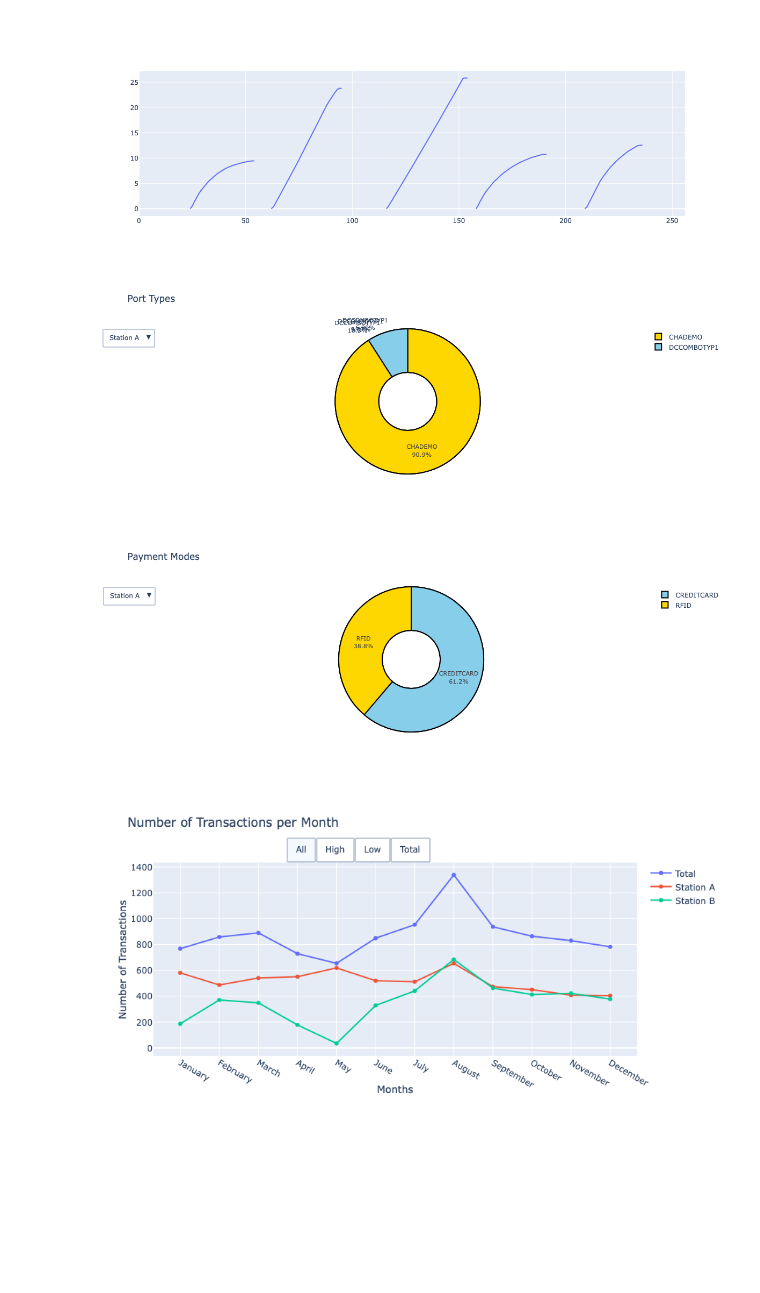
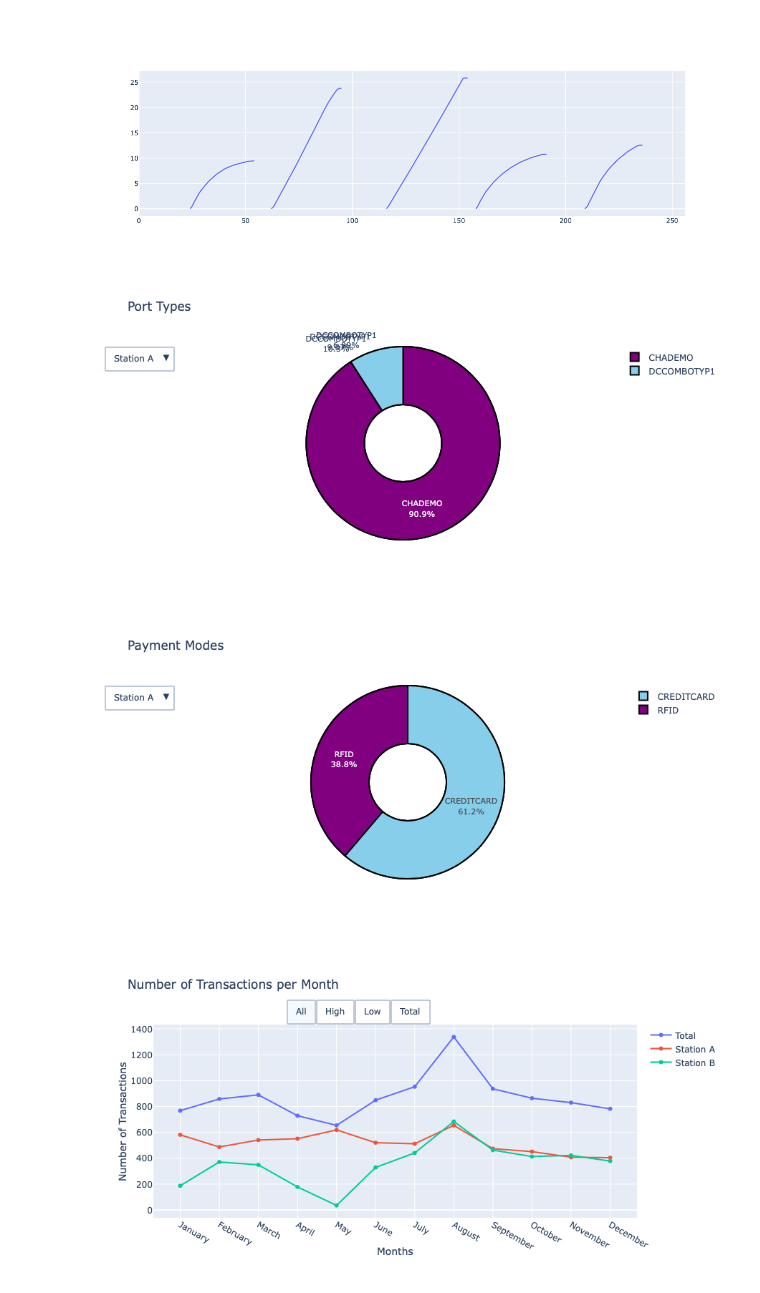
Before and after one commit to cjfelixx/HECO-Charging-Analysis, a Jupyter notebook: energy-heco/HECO_Dataanalysis.ipynb, the cells around one changed output. Cells and saved outputs as stored; diff of their text form; code cells hidden in the pictures; blank space fills up the shorter version.

```diff
--- a/energy-heco/HECO_Dataanalysis.ipynb
+++ b/energy-heco/HECO_Dataanalysis.ipynb
@@ -62,34 +62,36 @@ paysizesA = [list(Counter(DataApaymentmode).values())[0],list(Counter(DataApayme
 portsizesA = [list(Counter(DataApporttype).values())[0],list(Counter(DataApporttype).values())[1]]
 paysizesB = [list(Counter(DataBpaymentmode).values())[0],list(Counter(DataBpaymentmode).values())[1]]
 portsizesB = [list(Counter(DataBpporttype).values())[0],list(Counter(DataBpporttype).values())[1]]
+colors=['purple','skyblue']
 # %%
 ##port type pie chart
+
 fig = go.Figure()
 fig.add_trace(go.Pie(labels=portlabels,values=portsizesA,name="Port Type"))
 fig.add_trace(go.Pie(labels=portlabels,values=portsizesB,name="Port Type"))
 fig.add_trace(go.Pie(labels=portlabels,values=port,name="Port Type"))
 
 fig.update_layout(updatemenus=[
         go.layout.Updatemenu(
             active=0,
             buttons=list([
                 dict(label="Station A",
                      method="restyle",
                      args=[{"visible": [True, False, False]},
                            {"title": "Station A"}]),
                 dict(label="Station B",
                      method="restyle",
                      args=[{"visible": [False, True, False]},
                            {"title": "Station B"}]),
                 dict(label="Both",
                      method="restyle",
                      args=[{"visible": [False, False, True]},
                            {"title": "Both"}])]),)])
 fig.update_layout(title_text="Port Types")
-fig.update_traces(hole=.4,hoverinfo='value', textinfo='label+percent', textfont_size=11, marker=dict(colors=['gold','skyblue'], line=dict(color='#000000', width=2)))
+fig.update_traces(hole=.4,hoverinfo='value', textinfo='label+percent', textfont_size=11, marker=dict(colors=colors, line=dict(color='#000000', width=2)))
 fig.show()
 # %% [output]
-[figure, old version]
+[figure, new version]
 # %%
 ##Payment type pie chart
 fig = go.Figure()
@@ -114,10 +116,10 @@ fig.update_layout(updatemenus=[
                      args=[{"visible": [False, False, True]},
                            {"title": "Both"}])]),)])
 fig.update_layout(title_text="Payment Modes")
-fig.update_traces(hole=.4,hoverinfo='value', textinfo='label+percent', textfont_size=11, marker=dict(colors=['gold','skyblue'], line=dict(color='#000000', width=2)))
+fig.update_traces(hole=.4,hoverinfo='value', textinfo='label+percent', textfont_size=11, marker=dict(colors=colors, line=dict(color='#000000', width=2)))
 fig.show()
 # %% [output]
-[figure, old version]
+[figure, new version]
 # %%
 ## Transactions in line chart
 month = ['January', 'February', 'March', 'April', 'May', 'June', 'July',
```
Also changed, not shown: parts of 1 cell of this notebook.
